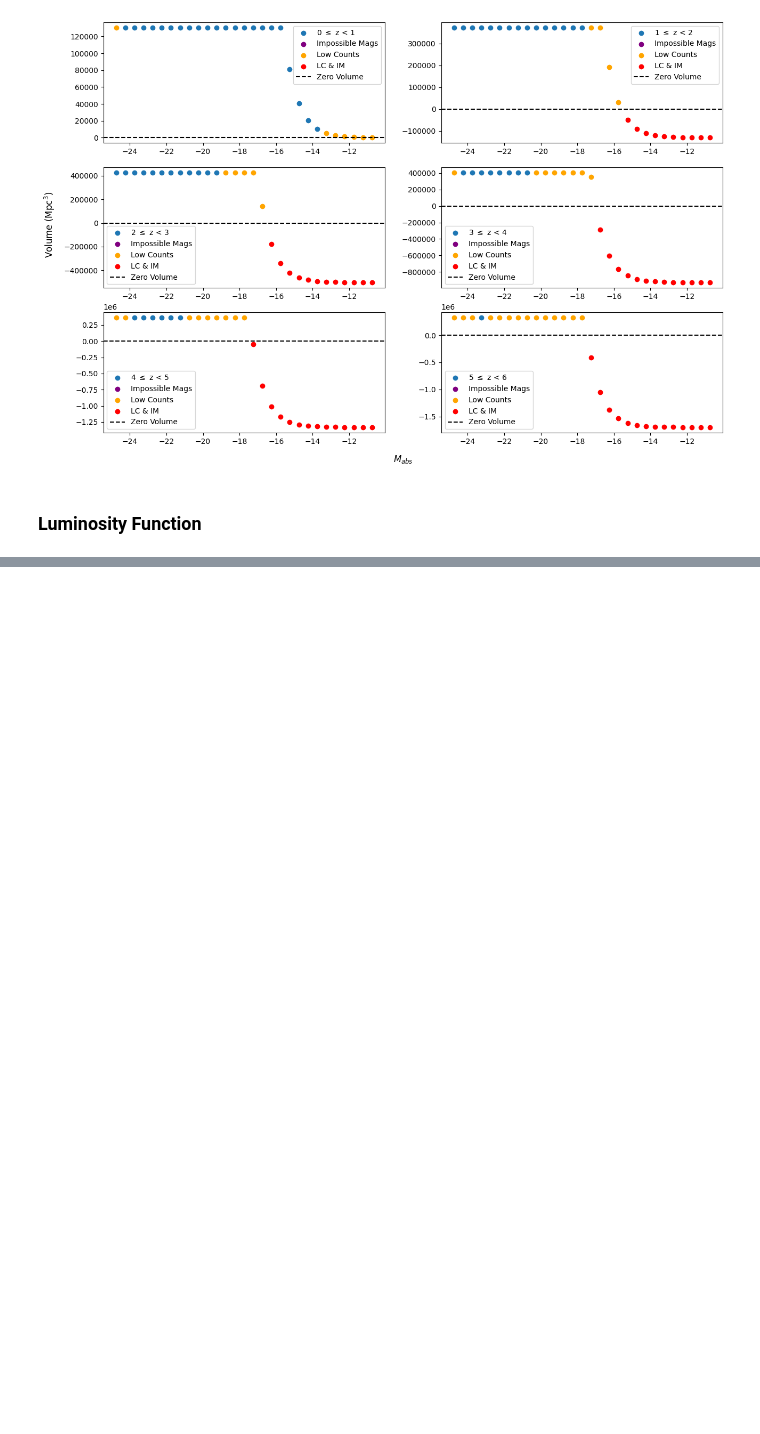
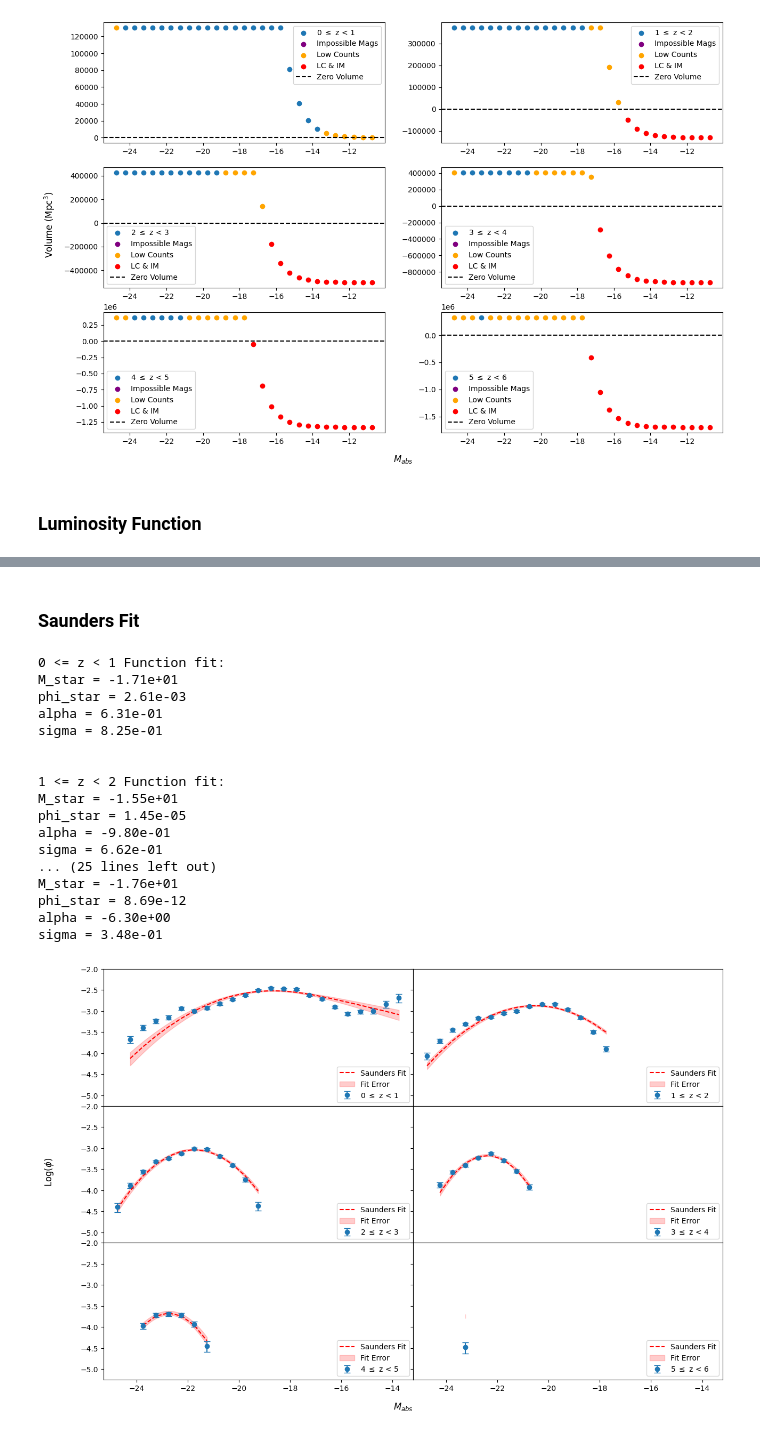
Before and after one commit to daniel-lyon/MPhil-Code, a Jupyter notebook: LUMFUNCS/vmax.ipynb, the cells around one changed output, grey strips where cells are left out. Saved outputs shown, nothing was run; the diff lists cells and outputs as text; code cells hidden in the pictures; blank space fills up the shorter version.

```diff
--- a/LUMFUNCS/vmax.ipynb
+++ b/LUMFUNCS/vmax.ipynb
@@ -223,0 +321,75 @@ plt.show()
+# %% [markdown]
+### Saunders Fit
+# %%
+def saunders_magnitude(M, M_star, phi_star, alpha, sigma):
+    return phi_star * 10 ** (-0.4*(1-alpha)*(M-M_star)) * np.exp(-1 / (2 * sigma ** 2) * (np.log10(1 + 10 ** (-0.4 * (M - M_star))))**2)
+
+fig, axes = plt.subplots(3, 2, figsize=(15, 10), sharex=True, sharey=True)
+for ax, d, (z_start, z_end) in zip(axes.flatten(), all_data, redshift_bins):
+    counts, volume, lum_bin_centers, _ = d
+
+    # Mask the data
+    mask = (counts > min_count) & (volume > 0)
+    counts = counts[mask]
+    volume = volume[mask]
+    lum_bin_centers = lum_bin_centers[mask]
+
+    # Calculate phis
+    phi = counts / volume
+    upp_phi, low_phi = error(counts, volume)
+    yerr = [(np.log10(phi) - np.log10(low_phi)), (np.log10(upp_phi) - np.log10(phi))]
+
+    # Attempt to fit the data
+    p0 = [lum_bin_centers[0], 0.001, -0.9, 0.1]
+    try:
+        params, covars = curve_fit(saunders_magnitude, lum_bin_centers, phi, p0=p0, maxfev=10000)
+        upp_params, _ = curve_fit(saunders_magnitude, lum_bin_centers, upp_phi, p0=p0, maxfev=10000)
+        low_params, _ = curve_fit(saunders_magnitude, lum_bin_centers, low_phi, p0=p0, maxfev=10000)
+    except:
+        print(f'Failed to fit {z_start} <= z < {z_end}')
+
+
+    print(f'{z_start} <= z < {z_end} Function fit:')
+    print(f'M_star = {params[0]:.2e}')
+    print(f'phi_star = {params[1]:.2e}')
+    print(f'alpha = {params[2]:.2e}')
+    print(f'sigma = {params[3]:.2e}')
+    print('\n')
+
+    # Plot the data
+    ax.errorbar(lum_bin_centers, np.log10(phi), yerr=yerr, fmt='o', label=f'{z_start} $\leq$ z < {z_end}', capsize=4)
+    ax.plot(lum_bin_centers, np.log10(saunders_magnitude(lum_bin_centers, *params)), color='red', label='Saunders Fit', linestyle='--')
+
+    # Plot the error
+    long_lum_smooth = np.linspace(lum_bin_centers[0], lum_bin_centers[-1], 100)
+    ax.fill_between(long_lum_smooth,
+        np.log10(saunders_magnitude(long_lum_smooth, *low_params)),
+        np.log10(saunders_magnitude(long_lum_smooth, *upp_params)),
+        alpha=0.2, color='red', label='Fit Error')
+
+    ax.set_ylim(-5.25, -2)
+    ax.legend(loc='lower right')
+
+fig.supxlabel('$M_{abs}$', y=0.05)
+fig.supylabel('Log($\phi$)', x=0.05)
+plt.subplots_adjust(hspace=0, wspace=0)
+plt.show()
+# %% [output]
+0 <= z < 1 Function fit:
+M_star = -1.71e+01
+phi_star = 2.61e-03
+alpha = 6.31e-01
+sigma = 8.25e-01
+
+
+1 <= z < 2 Function fit:
+M_star = -1.55e+01
+phi_star = 1.45e-05
+alpha = -9.80e-01
+sigma = 6.62e-01
+... (25 lines left out)
+M_star = -1.76e+01
+phi_star = 8.69e-12
+alpha = -6.30e+00
+sigma = 3.48e-01
+[figure, added]
```
Also changed, not shown: parts of 11 cells of this notebook.
